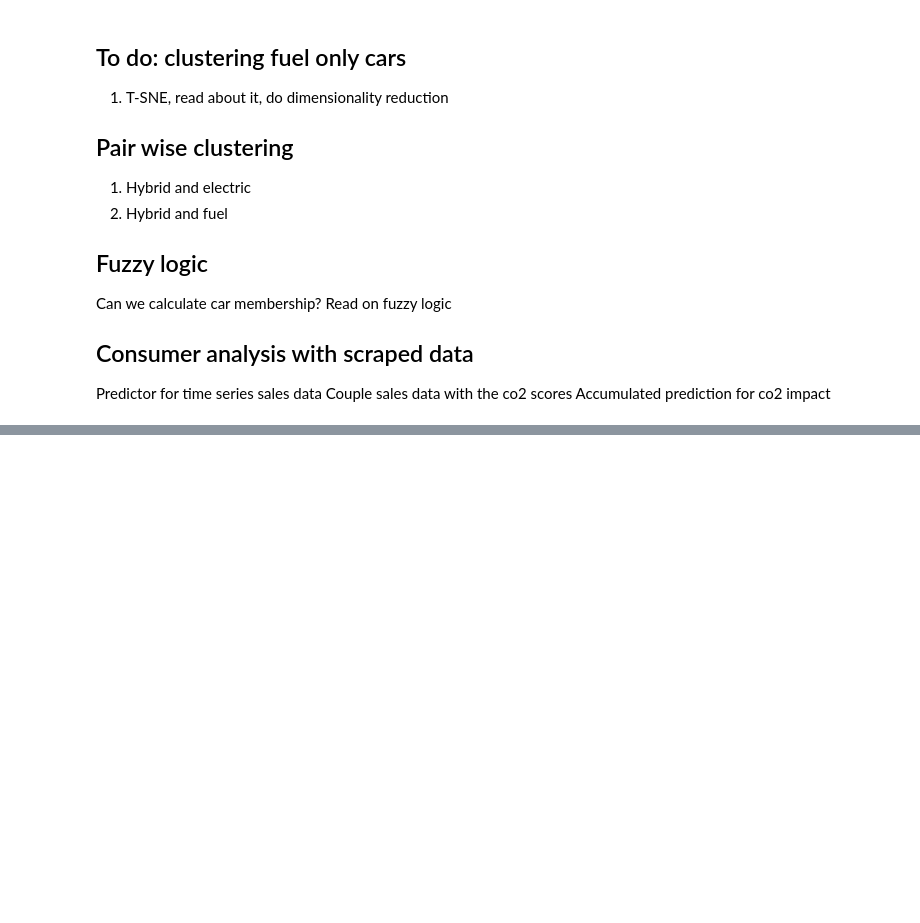
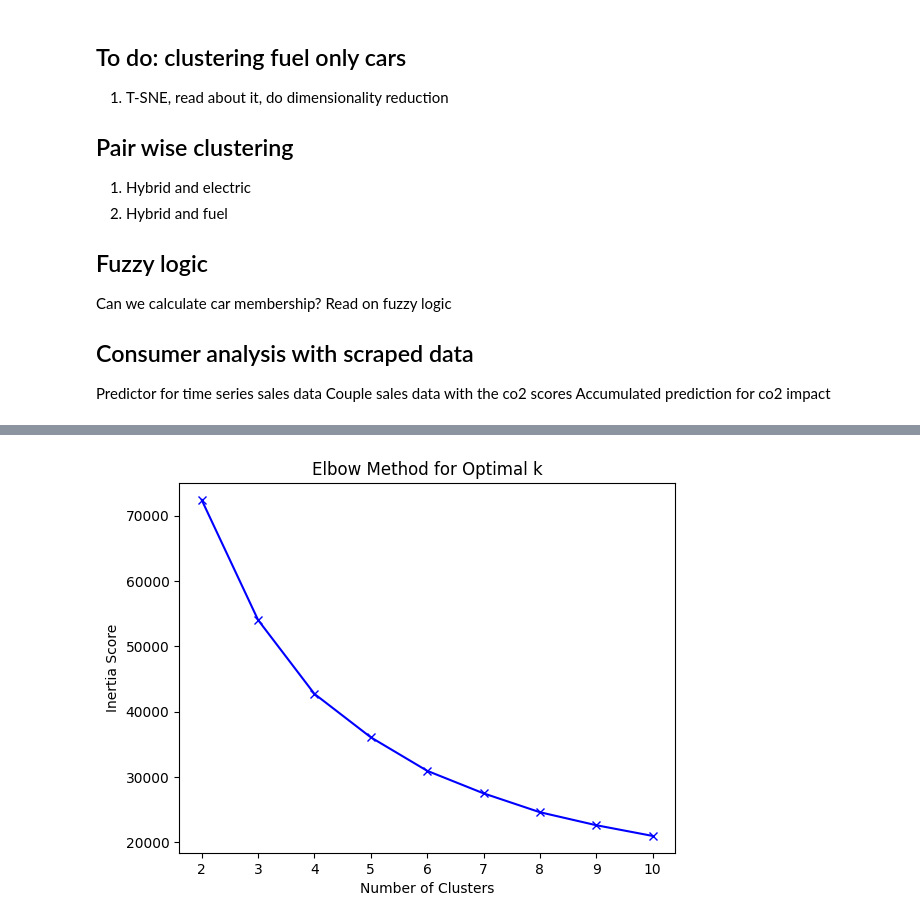
Before and after one commit to lfunderburk/machine-learning-capstone, a Jupyter notebook: notebooks/unsupervised-learning.ipynb, the cells around one changed output, grey strips where cells are left out. Cells and saved outputs as stored; diff of their text form; code cells hidden in the pictures; blank space fills up the shorter version.

```diff
--- a/notebooks/unsupervised-learning.ipynb
+++ b/notebooks/unsupervised-learning.ipynb
@@ -101,0 +104,85 @@ See the caveats in the documentation: https://pandas.pydata.org/pandas-docs/stab
+# %%
+# select only the top 5 important features
+X = df[['model_year', 'cylinders_', 'fuelconsumption_city(l/100km)', 'fuelconsumption_comb(l/100km)',
+        'fuelconsumption_comb(mpg)']]
+
+# standardize the data
+scaler = StandardScaler()
+X_scaled = scaler.fit_transform(X)
+
+# perform KMeans clustering with 3 clusters
+kmeans = KMeans(n_clusters=3, random_state=0)
+kmeans_labels = kmeans.fit_predict(X_scaled)
+
+# perform DBSCAN clustering
+dbscan = DBSCAN(eps=0.5, min_samples=5)
+dbscan_labels = dbscan.fit_predict(X_scaled)
+
+# add the cluster labels to the DataFrame
+df['kmeans_cluster'] = kmeans_labels
+df['dbscan_cluster'] = dbscan_labels
+# %%
+from sklearn.cluster import KMeans, DBSCAN
+from sklearn.metrics import silhouette_score
+import matplotlib.pyplot as plt
+import numpy as np
+
+# select the top 5 important features
+X = df[['model_year', 'cylinders_',
+    'fuelconsumption_city(l/100km)', 'fuelconsumption_comb(l/100km)',
+    'fuelconsumption_comb(mpg)']].values
+
+# standardize the data
+X = (X - X.mean(axis=0)) / X.std(axis=0)
+
+# create a range of cluster numbers
+range_n_clusters = range(2, 11)
+
+# initialize lists to store the scores
+silhouette_scores = []
+inertia_scores = []
+
+# loop over the range of cluster numbers
+for n_clusters in range_n_clusters:
+
+    # initialize KMeans with n_clusters
+    kmeans = KMeans(n_clusters=n_clusters, random_state=0)
+
+    # fit KMeans to the data
+    kmeans.fit(X)
+
+    # calculate the inertia score (within-cluster sum of squares)
+    inertia_scores.append(kmeans.inertia_)
+
+    # calculate the silhouette score
+    silhouette_avg = silhouette_score(X, kmeans.labels_)
+    silhouette_scores.append(silhouette_avg)
+
+    # print the scores
+    print("For n_clusters =", n_clusters,
+          "The inertia score is :", kmeans.inertia_,
+          "The average silhouette score is :", silhouette_avg)
+
+# plot the elbow curve
+plt.plot(range_n_clusters, inertia_scores, 'bx-')
+plt.xlabel('Number of Clusters')
+plt.ylabel('Inertia Score')
+plt.title('Elbow Method for Optimal k')
+plt.show()
+
+# plot the silhouette scores
+plt.plot(range_n_clusters, silhouette_scores, 'bx-')
+plt.xlabel('Number of Clusters')
+plt.ylabel('Silhouette Score')
+plt.title('Silhouette Method for Optimal k')
+plt.show()
+
+# initialize DBSCAN
+dbscan = DBSCAN(eps=0.3, min_samples=10)
+
+# fit DBSCAN to the data
+dbscan.fit(X)
+
+# print the number of clusters (unique labels) in DBSCAN
+print("Number of clusters in DBSCAN:", len(np.unique(dbscan.labels_)))
+# %% [output]
@@ -101,0 +198 @@ See the caveats in the documentation: https://pandas.pydata.org/pandas-docs/stab
+[figure, added]
```
Also changed, not shown: parts of 13 cells of this notebook.
